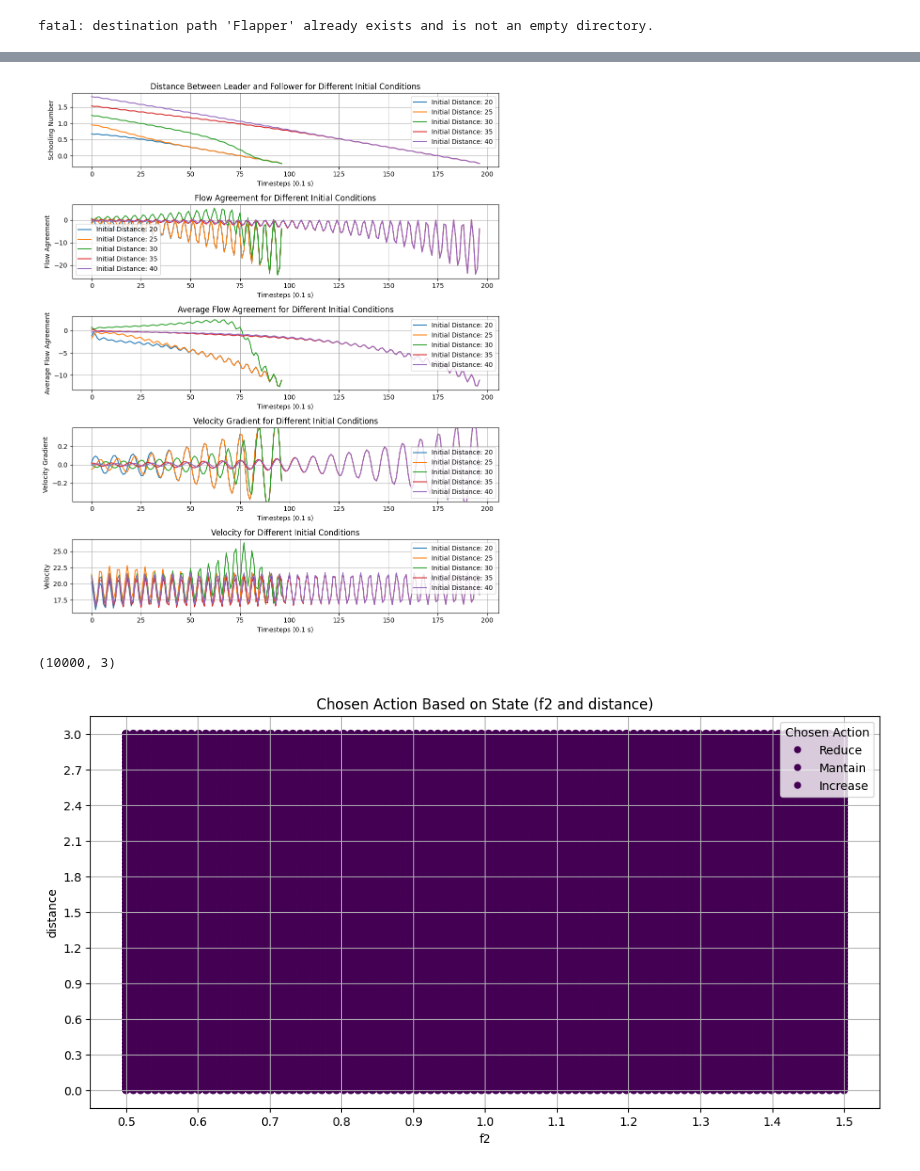
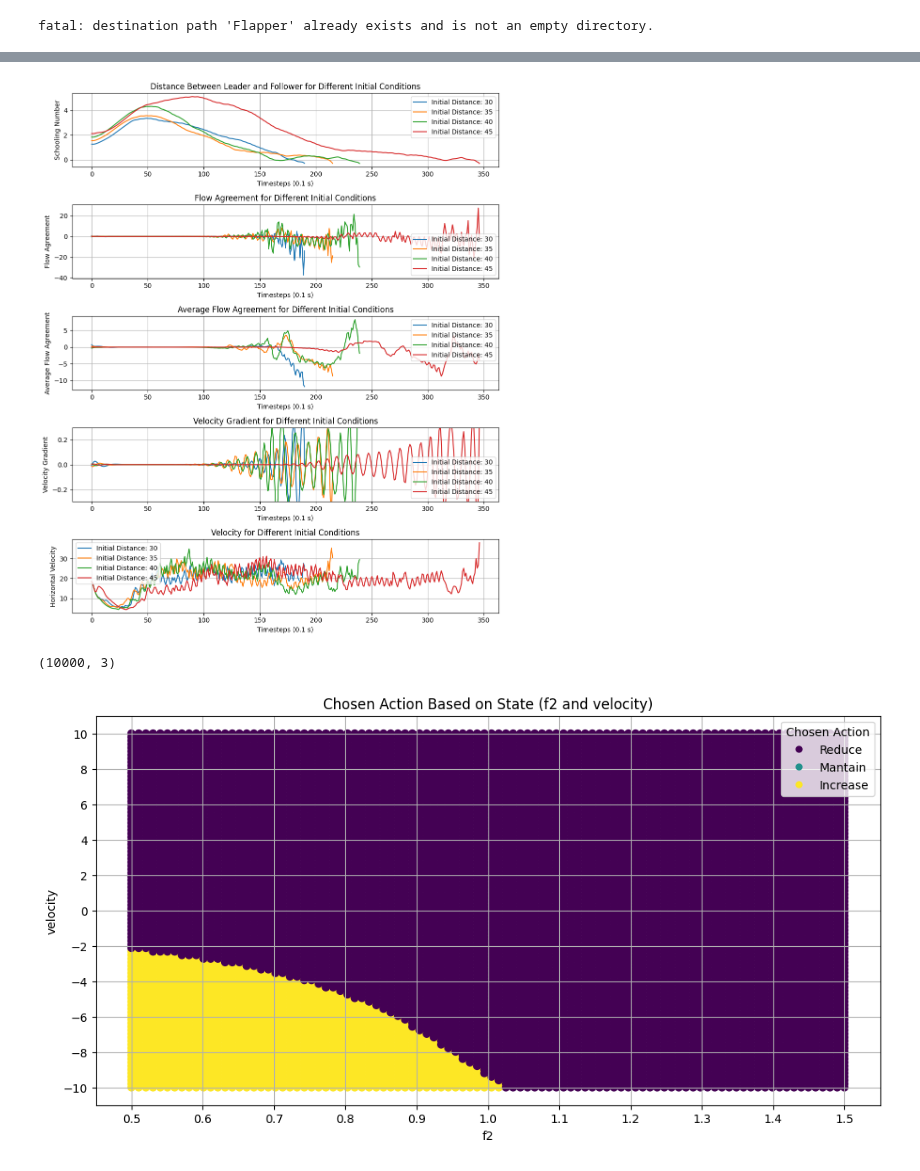
Before and after one commit to victorbuenog/Flapper, a Jupyter notebook: Flappertorch.ipynb, the cells around one changed output, grey strips where cells are left out. Cells and saved outputs as stored; diff of their text form; code cells hidden in the pictures.

Commit message:
velocity observation test

```diff
--- a/Flappertorch.ipynb
+++ b/Flappertorch.ipynb
@@ -186,7 +186,7 @@ class SwimmerEnv(gym.Env):
         v_flow = self.A1*self.f1*numpy.cos(2*numpy.pi*self.f1*(self.tt-self.t_delay))*numpy.exp(-self.t_delay/self.T)
         self.t_delay_head = self.tt - (self.flap[0]+self.c)/self.u1
         v_flow_head = self.A1*self.f1*numpy.cos(2*numpy.pi*self.f1*(self.tt-self.t_delay_head))*numpy.exp(-self.t_delay_head/self.T)
-        v_gradient = (v_flow - v_flow_head)/self.c
+        v_gradient = (v_flow_head - v_flow)/self.c
 
         self.distance = self.x1 - self.flap[0]-self.c  # Distance between leader and follower
         done = False
@@ -245,8 +245,8 @@ class SwimmerEnv(gym.Env):
             'v_flow': v_flow,
             'v_flow_head': v_flow_head,
             'a_flow': a_flow,
-            'flow_agreement': self.flow_agreement,
-            'avg_flow_agreement': self.avg_flow_agreement,
+            'flow_agreement': new_flow_agreement,
+            'avg_flow_agreement': new_avg_flow_agreement,
             'u2': self.flap[1],
             'v_gradient': v_gradient,
         }
@@ -551,7 +551,7 @@ class Trainer(object):
                 'distance': d_range,
                 'f2': f2_range,
                 'A2': a2_range,
-                'u2': u_range
+                'velocity': u_range
             }
             range1 = ranges[pair[0]]
             range2 = ranges[pair[1]]
@@ -596,8 +596,6 @@ class Trainer(object):
             flow_agreements = []
             avg_flow_agreements = []
             v_gradients = []
-            v2 = []
-            v2_tail = []
             u2 = []
             for t in range(max_timesteps):
                 action = self.ppo.policy.act(obs, Memory())
@@ -607,8 +605,6 @@ class Trainer(object):
                 flow_agreements.append(info['flow_agreement'])
                 avg_flow_agreements.append(info['avg_flow_agreement'])
                 v_gradients.append(info['v_gradient'])
-                v2.append(info['v_flow'])
-                v2_tail.append(info['v_flow_head'])
                 u2.append(info['u2'])
                 if done:
                     break
@@ -770,14 +766,14 @@ fatal: destination path 'Flapper' already exists and is not an empty directory.
 # %%
 device = torch.device("cuda:0" if torch.cuda.is_available() else "cpu")
 trainer = Trainer(
-    action=None,  # None, 'f2', or 'A2'
-    observations=['f2', 'distance'],  # may contain: 'distance', 'f2', 'A2', 'flow agreement', 'avg flow agreement'
-    rewards=['distance'],  # may contain: 'distance', 'flow agreement'
+    action='f2',  # None, 'f2', or 'A2'
+    observations=['f2', 'velocity'],  # may contain: 'distance', 'f2', 'A2', 'flow agreement', 'avg flow agreement'
+    rewards=['avg flow agreement'],  # may contain: 'distance', 'flow agreement'
 )
 
 # train from scratch
-icfn = lambda: InitialCondition().random(['A2','distance'])
-trainer.train(InitialCondition(f2=numpy.random.uniform(0.5,1.5), distance=numpy.random.uniform(10,30)), episodes=2)
+icfn = lambda: InitialCondition().random(['f2','distance'])
+trainer.train(InitialCondition(f2=numpy.random.uniform(0.5,1.5), distance=numpy.random.uniform(10,30)), episodes=1000)
 
 def get_policy(model, episodes=1000):
     pol_name = f"PPO_{model.env_name}_{episodes}_ACT_{model.env.action}_OBS_{model.env.observations}_REW_{model.env.rewards}.pth"
@@ -790,7 +804,7 @@ def get_policy(model, episodes=1000):
 # %%
-trainer.test_initial_conditions(InitialCondition(distance=dd, f2=1.1) for dd in range(20, 41, 5))
+trainer.test_initial_conditions(InitialCondition(distance=dd, f2=1.) for dd in range(30, 46, 5))
 # %% [output]
-[figure, old version]
+[figure, new version]
 # %%
 # plot the policy
 fa_range = numpy.linspace(-10, 10, 100)
@@ -807,6 +821,6 @@ trainer.plot_policy(
 )
 # %% [output]
 (10000, 3)
-[figure, old version]
+[figure, new version]
 # %%
 # trainer.create_video(time=20)
```
Also changed, not shown: parts of 1 cell of this notebook.
